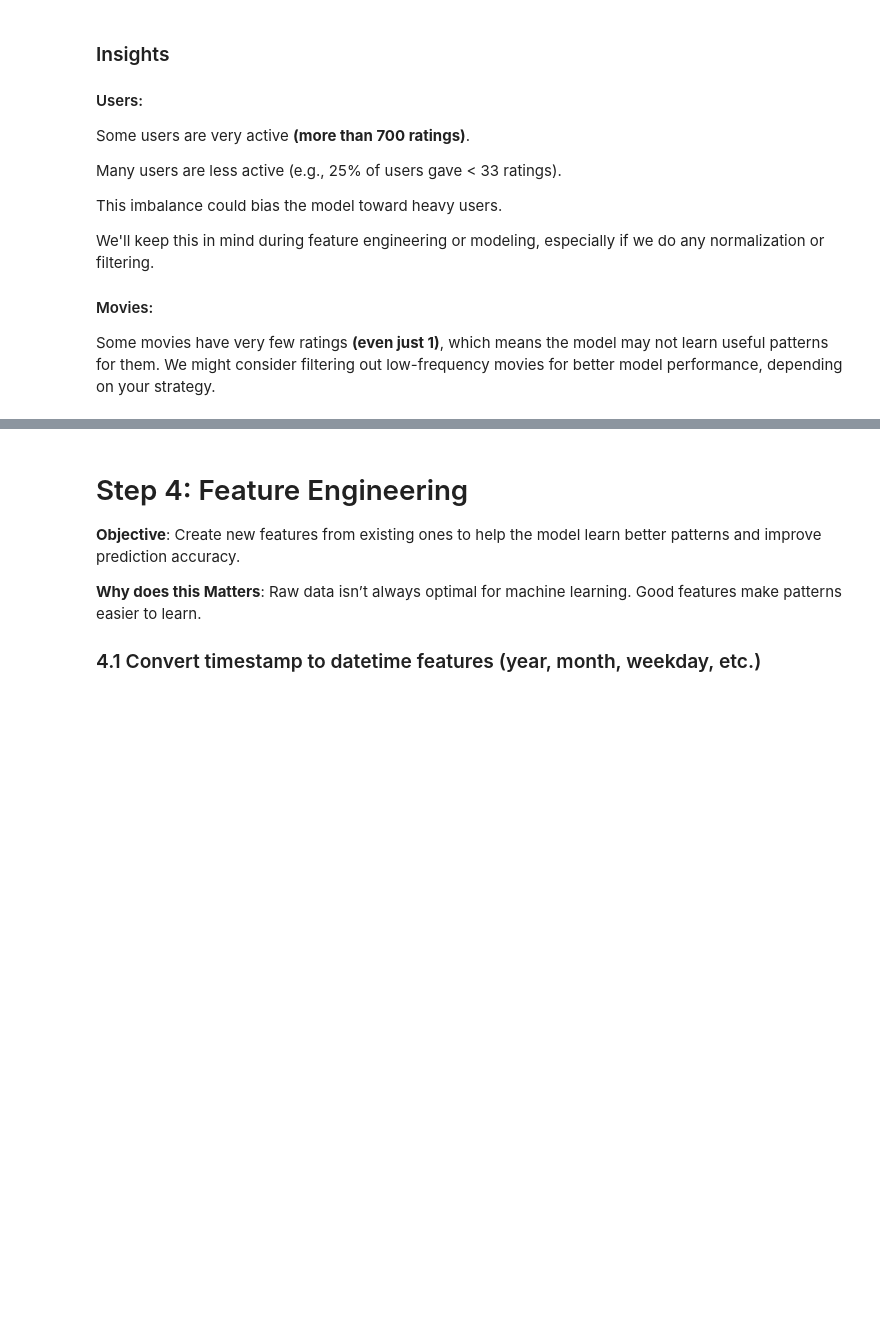
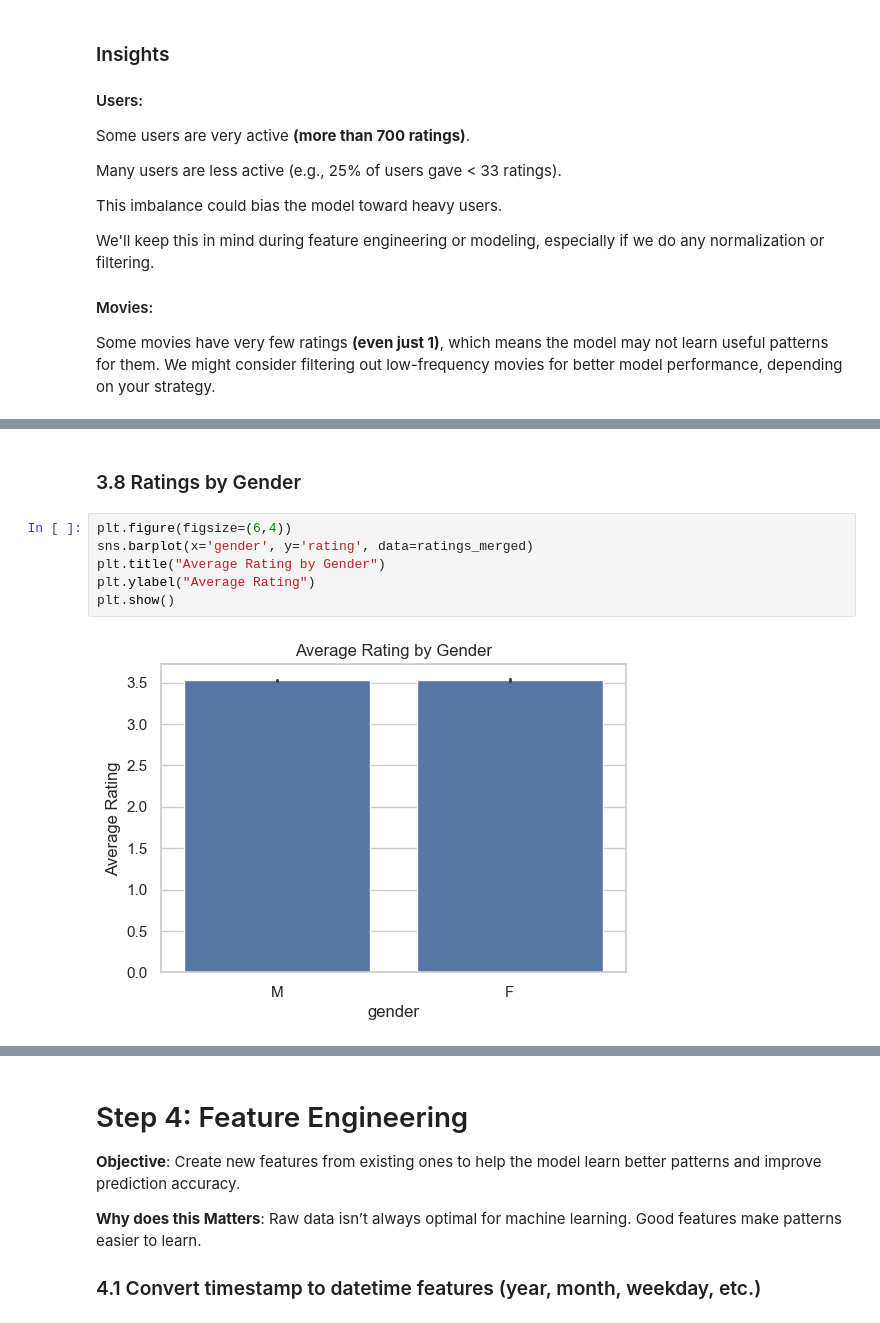
Before and after one commit to bhusalashish/Movie-Rating-Prediction, a Jupyter notebook: Supervised Learning Lab/lab1.ipynb, the cells around one changed output, grey strips where cells are left out. Drawn from its saved outputs; the diff is of its cells as text; blank space fills up the shorter version.

```diff
--- a/Supervised Learning Lab/lab1.ipynb
+++ b/Supervised Learning Lab/lab1.ipynb
@@ -186,0 +308,10 @@ We might consider filtering out low-frequency movies for better model performanc
+# %% [markdown]
+### 3.8 Ratings by Gender
+# %%
+plt.figure(figsize=(6,4))
+sns.barplot(x='gender', y='rating', data=ratings_merged)
+plt.title("Average Rating by Gender")
+plt.ylabel("Average Rating")
+plt.show()
+# %% [output]
+[figure, added]
```
Also changed, not shown: parts of 15 cells of this notebook.
